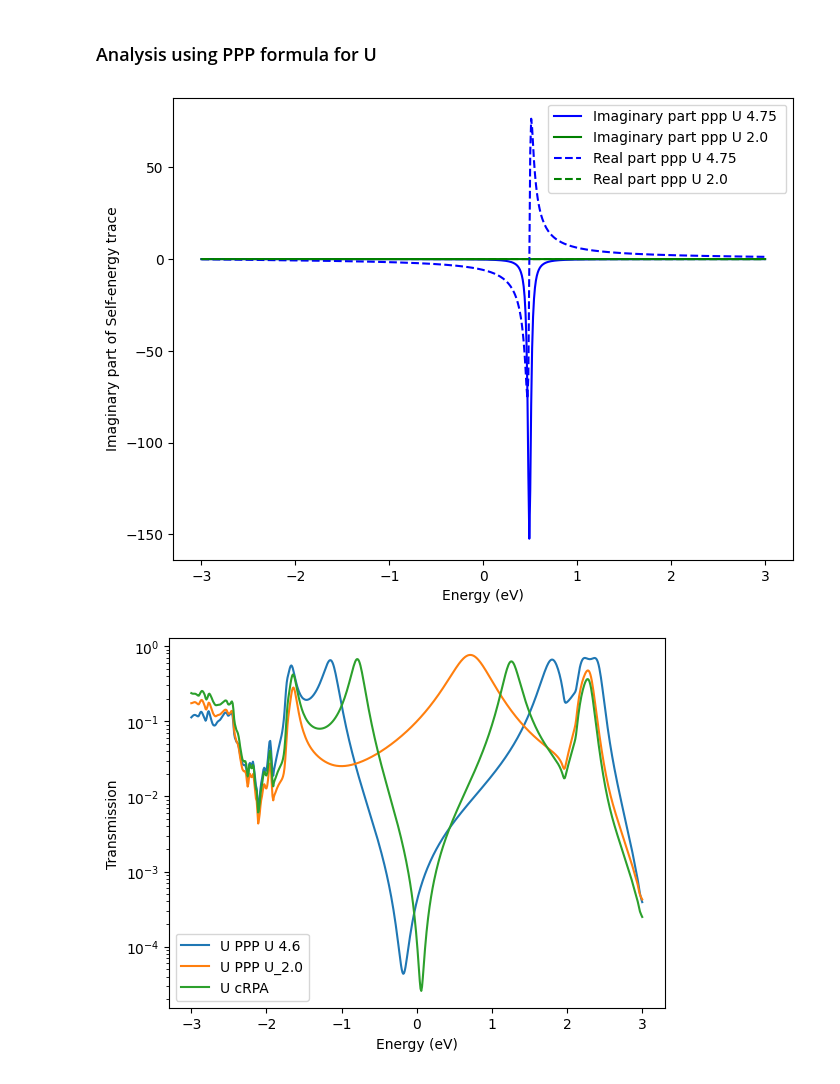
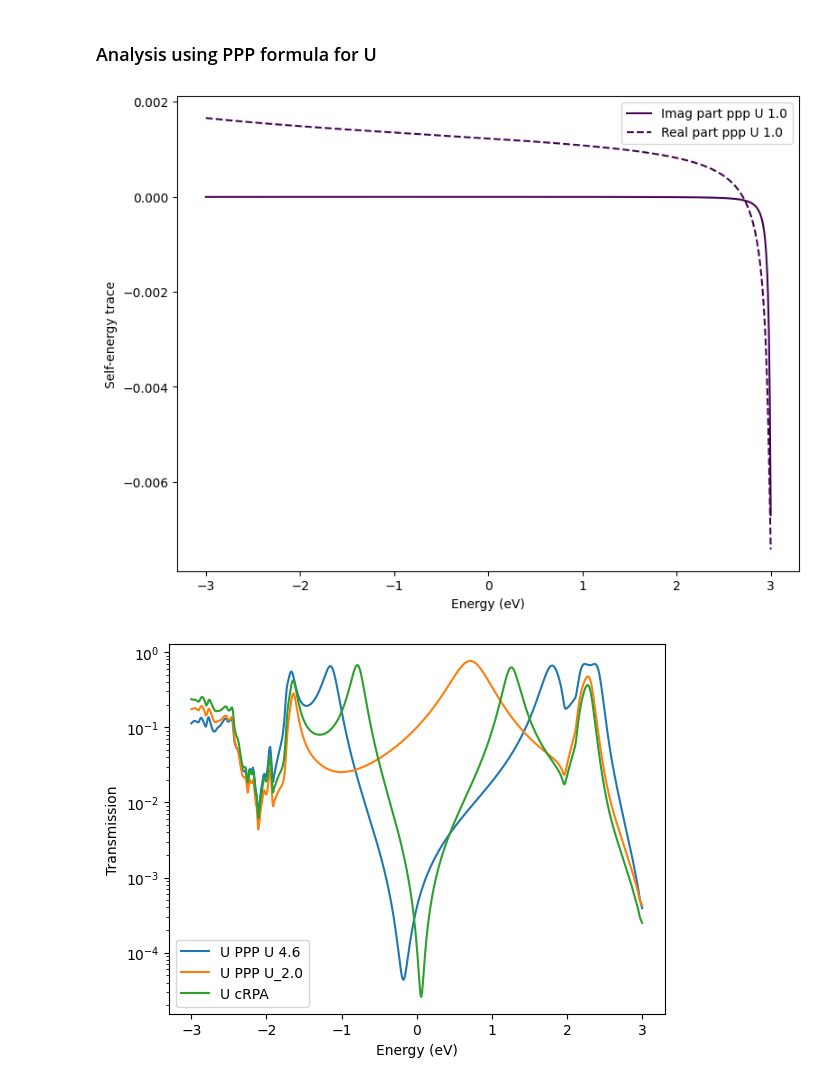
Before and after one commit to aj0337/qtpyt-tests, a Jupyter notebook: strongly_correlated_open_shell/pentadienyl/production_run/referee_response/analysis.ipynb, the cells around one changed output. Drawn from its saved outputs; the diff is of its cells as text; code cells hidden in the pictures.

```diff
--- a/strongly_correlated_open_shell/pentadienyl/production_run/referee_response/analysis.ipynb
+++ b/strongly_correlated_open_shell/pentadienyl/production_run/referee_response/analysis.ipynb
@@ -35,24 +37,42 @@ plt.show()
 ### Analysis using PPP formula for U
 # %%
 fig = plt.figure(figsize=(8, 6))
-se_U_4 = np.load("../output/lowdin/ed/referee_response/ed_sigma_ppp.npy")
-trace_U_4 = np.trace(se_U_4, axis1=1, axis2=2)
-se_U_2 = np.load("../output/lowdin/ed/referee_response/ed_sigma_ppp_2.0.npy")
-trace_U_2 = np.trace(se_U_2, axis1=1, axis2=2)
-se_nonlocal_U = np.load("../output/lowdin/ed/self_energy_with_dcc.npy")
-trace_se_nonlocal_U = np.trace(se_nonlocal_U, axis1=1, axis2=2)
-plt.plot(E1, np.imag(trace_U_4), color = 'blue',label='Imaginary part ppp U 4.75 ')
-plt.plot(E1, np.imag(trace_U_2), color = 'green',label='Imaginary part ppp U 2.0 ')
-# plt.plot(E1, np.imag(trace_se_nonlocal_U), color = 'orange',label='Imaginary part   Non-local U')
-plt.plot(E1, np.real(trace_U_4), color = 'blue',label='Real part ppp U 4.75 ', linestyle='--')
-plt.plot(E1, np.real(trace_U_2), color = 'green',label='Real part ppp U 2.0 ', linestyle='--')
-# plt.plot(E1, np.real(trace_se_nonlocal_U), color = 'orange',label='Real part Non-local U', linestyle='--')
-plt.xlabel('Energy (eV)')
-plt.ylabel('Imaginary part of Self-energy trace')
+
+U_list = [1.000]   # add as many U values as you want
+colors = plt.cm.viridis(np.linspace(0, 1, len(U_list)))
+
+for U, color in zip(U_list, colors):
+
+    if U == 4.75:
+        filename = "../output/lowdin/ed/referee_response/ed_sigma_ppp.npy"
+    else:
+        filename = f"../output/lowdin/ed/referee_response/Uppp_{U:.3f}/ed_sigma_ppp_{U:.3f}.npy"
+
+    se = np.load(filename)
+    trace_se = np.trace(se, axis1=1, axis2=2)
+
+    plt.plot(
+        E1,
+        np.imag(trace_se),
+        color=color,
+        label=f"Imag part ppp U {U}"
+    )
+
+    plt.plot(
+        E1,
+        np.real(trace_se),
+        color=color,
+        linestyle="--",
+        label=f"Real part ppp U {U}"
+    )
+
+plt.xlabel("Energy (eV)")
+plt.ylabel("Self-energy trace")
 plt.legend()
+plt.tight_layout()
 plt.show()
 # %% [output]
-[figure, old version]
+[figure, new version]
 # %%
 E,T_upp = np.load("../output/lowdin/ed/referee_response/ET_Uppp.npy")
 E, T_upp_2 = np.load("../output/lowdin/ed/referee_response/ET_Uppp_2.0.npy")
```
Also changed, not shown: parts of 1 cell of this notebook, 7 other files.
